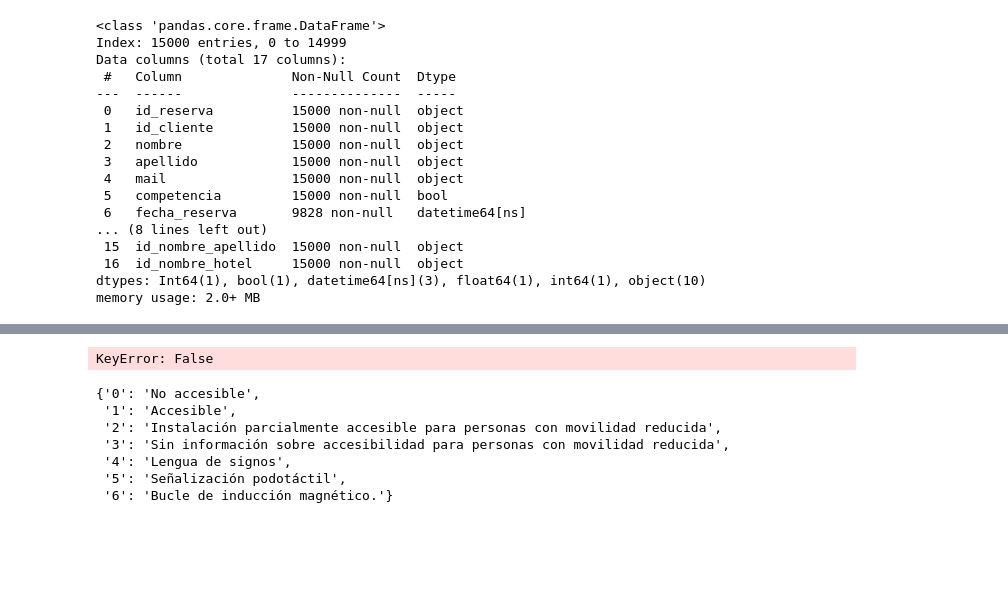
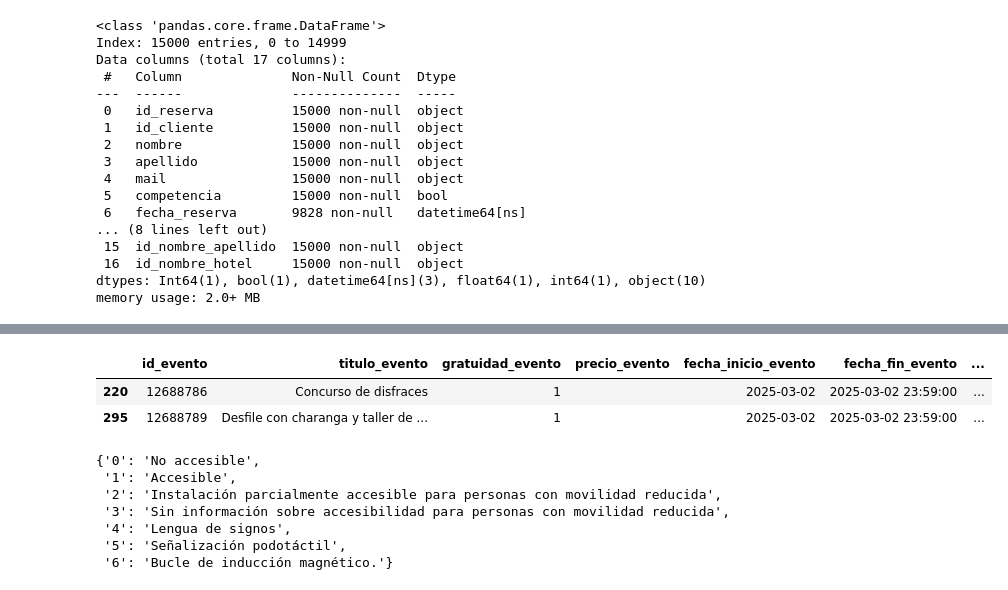
Before and after one commit to VanesaFloresRivera/Proyecto_ETL, a Jupyter notebook: notebooks/api.ipynb, the cells around one changed output, grey strips where cells are left out. Saved outputs shown, nothing was run; the diff lists cells and outputs as text; code cells hidden in the pictures; blank space fills up the shorter version.

```diff
--- a/notebooks/api.ipynb
+++ b/notebooks/api.ipynb
@@ -223,7 +221,9 @@ memory usage: 150.2+ KB
 # %%
-df[df[fecha_inicio_evento==fecha_fin]]
+df[df['fecha_inicio_evento']==fecha_fin]
 # %% [output]
-KeyError: False
+|  | id_evento | titulo_evento | gratuidad_evento | precio_evento | fecha_inicio_evento | fecha_fin_evento | ... |
+| 220 | 12688786 | Concurso de disfraces | 1 |  | 2025-03-02 | 2025-03-02 23:59:00 | ... |
+| 295 | 12688789 | Desfile con charanga y taller de ... | 1 |  | 2025-03-02 | 2025-03-02 23:59:00 | ... |
 # %%
 ACCESIBILIDAD_INSTALACION={"0":'No accesible',
                            '1' : 'Accesible',
```
Also changed, not shown: parts of 7 cells of this notebook, 4 other files.
